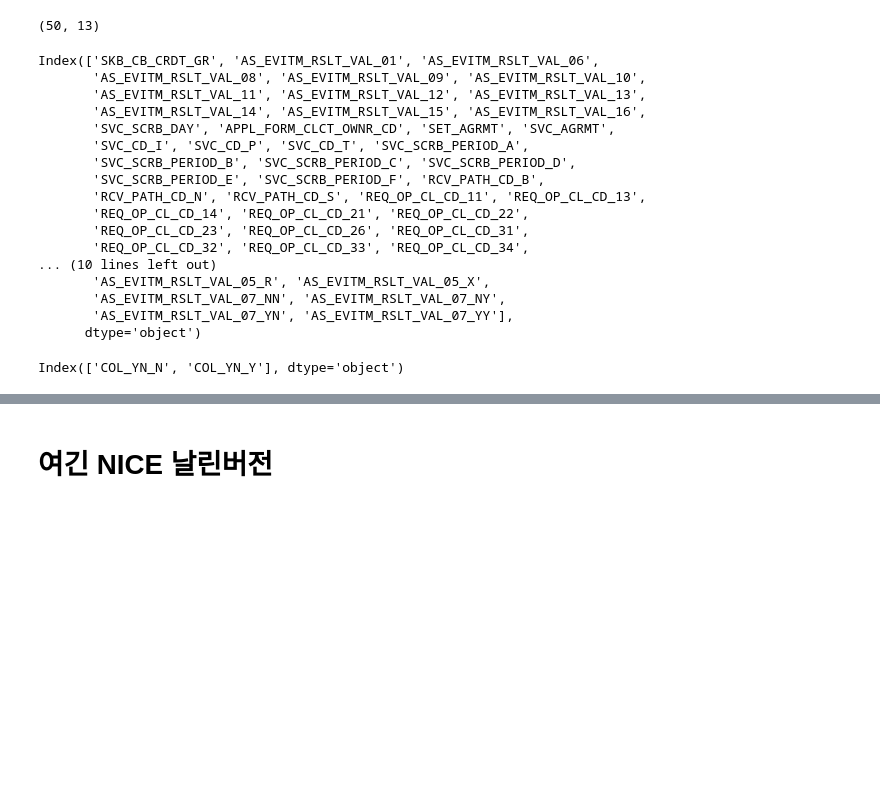
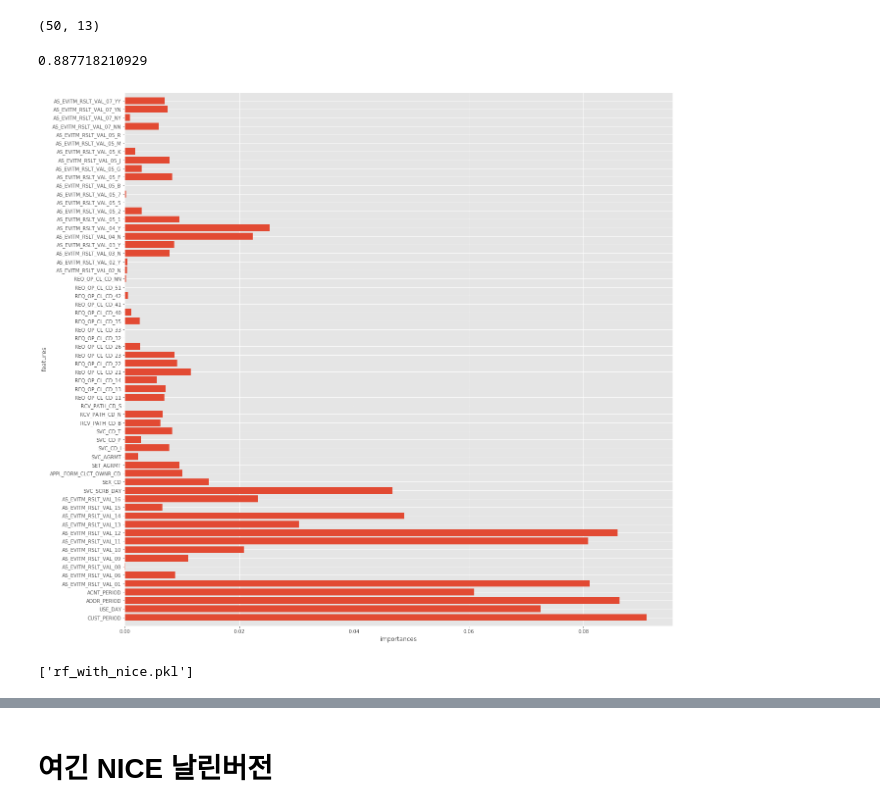
Before and after one commit to ses1430/ascb.ml, a Jupyter notebook: ascb.ipynb, the cells around one changed output, grey strips where cells are left out. Saved outputs shown, nothing was run; the diff lists cells and outputs as text; code cells hidden in the pictures; blank space fills up the shorter version.

```diff
--- a/ascb.ipynb
+++ b/ascb.ipynb
@@ -391,15 +391,18 @@ import matplotlib.pyplot as plt
 import numpy as np
 
 feature_columns = [
-    'SVC_CD'
+     'SVC_CD'
+    ,'CUST_PERIOD'
+    ,'SEX_CD'
     ,'SVC_SCRB_DAY'
-    ,'SVC_SCRB_PERIOD'
-    ,'SKB_CB_CRDT_GR'
+    ,'USE_DAY'
     ,'APPL_FORM_CLCT_OWNR_CD'
     ,'SET_AGRMT'
     ,'SVC_AGRMT'
     ,'RCV_PATH_CD'
     ,'REQ_OP_CL_CD'
+    ,'ADDR_PERIOD'
+    ,'ACNT_PERIOD'
     ,'AS_EVITM_RSLT_VAL_01'
     ,'AS_EVITM_RSLT_VAL_02'
     ,'AS_EVITM_RSLT_VAL_03'
@@ -418,61 +421,66 @@ feature_columns = [
     ,'AS_EVITM_RSLT_VAL_16'
 ]
 
 numerical_columns = [
-    #'SKB_CB_CRDT_GR'
-    'AS_EVITM_RSLT_VAL_01'
+     'CUST_PERIOD'
+    ,'USE_DAY'
+    ,'ADDR_PERIOD'
+    ,'ACNT_PERIOD'
+    ,'AS_EVITM_RSLT_VAL_01'
     ,'AS_EVITM_RSLT_VAL_06'
     ,'AS_EVITM_RSLT_VAL_08'
     ,'AS_EVITM_RSLT_VAL_09'
     ,'AS_EVITM_RSLT_VAL_10'
     ,'AS_EVITM_RSLT_VAL_11'
     ,'AS_EVITM_RSLT_VAL_12'
     ,'AS_EVITM_RSLT_VAL_13'
     ,'AS_EVITM_RSLT_VAL_14'
     ,'AS_EVITM_RSLT_VAL_15'
     ,'AS_EVITM_RSLT_VAL_16'
 ]
 
 categorical_columns = [
-    'SVC_CD'
+     'SVC_CD'
     ,'SVC_SCRB_DAY'
-    ,'SVC_SCRB_PERIOD'
+    ,'SEX_CD'
     ,'APPL_FORM_CLCT_OWNR_CD'
     ,'SET_AGRMT'
     ,'SVC_AGRMT'
     ,'RCV_PATH_CD'
     ,'REQ_OP_CL_CD'
     ,'AS_EVITM_RSLT_VAL_02'
     ,'AS_EVITM_RSLT_VAL_03'
     ,'AS_EVITM_RSLT_VAL_04'
     ,'AS_EVITM_RSLT_VAL_05'
     ,'AS_EVITM_RSLT_VAL_07'
-    ,'COL_YN'
 ]
 
-csv = pd.read_csv('temp.csv', nrows=None)
-csv = pd.concat([csv[numerical_columns], pd.get_dummies(csv[categorical_columns])], axis=1)
+csv = pd.read_csv('data.txt', sep='\t', nrows=None)
+csv_data = pd.concat([csv[numerical_columns], pd.get_dummies(csv[categorical_columns])], axis=1)
+csv_label = csv['M123']
+
+train_data, test_data, train_label, test_label = train_test_split(csv_data, csv_label, test_size=0.3)
+
+clf = RandomForestClassifier(max_features='log2', n_estimators=100, n_jobs=2, warm_start=False)
+clf.fit(train_data, train_label)
+
+pre = clf.predict(test_data)
+
+ac_score = metrics.accuracy_score(test_label, pre)
+print(ac_score)
+
+n_features = csv_data.shape[1]
+plt.style.use('ggplot')
+plt.figure(figsize=(20,20))
+plt.barh(range(n_features), clf.feature_importances_, align='center')
+plt.yticks(np.arange(n_features), csv_data.columns)
+plt.xlabel("importances")
+plt.ylabel("features")
+plt.ylim(-1, n_features)
+plt.show()
+
+joblib.dump(clf, 'rf_with_nice.pkl')
+# %% [output]
+0.887718210929
+[figure, added]
+['rf_with_nice.pkl']
-# %%
-csv.columns[:67]
-# %% [output]
-Index(['SKB_CB_CRDT_GR', 'AS_EVITM_RSLT_VAL_01', 'AS_EVITM_RSLT_VAL_06',
-       'AS_EVITM_RSLT_VAL_08', 'AS_EVITM_RSLT_VAL_09', 'AS_EVITM_RSLT_VAL_10',
-       'AS_EVITM_RSLT_VAL_11', 'AS_EVITM_RSLT_VAL_12', 'AS_EVITM_RSLT_VAL_13',
-       'AS_EVITM_RSLT_VAL_14', 'AS_EVITM_RSLT_VAL_15', 'AS_EVITM_RSLT_VAL_16',
-       'SVC_SCRB_DAY', 'APPL_FORM_CLCT_OWNR_CD', 'SET_AGRMT', 'SVC_AGRMT',
-       'SVC_CD_I', 'SVC_CD_P', 'SVC_CD_T', 'SVC_SCRB_PERIOD_A',
-       'SVC_SCRB_PERIOD_B', 'SVC_SCRB_PERIOD_C', 'SVC_SCRB_PERIOD_D',
-       'SVC_SCRB_PERIOD_E', 'SVC_SCRB_PERIOD_F', 'RCV_PATH_CD_B',
-       'RCV_PATH_CD_N', 'RCV_PATH_CD_S', 'REQ_OP_CL_CD_11', 'REQ_OP_CL_CD_13',
-       'REQ_OP_CL_CD_14', 'REQ_OP_CL_CD_21', 'REQ_OP_CL_CD_22',
-       'REQ_OP_CL_CD_23', 'REQ_OP_CL_CD_26', 'REQ_OP_CL_CD_31',
-       'REQ_OP_CL_CD_32', 'REQ_OP_CL_CD_33', 'REQ_OP_CL_CD_34',
-... (10 lines left out)
-       'AS_EVITM_RSLT_VAL_05_R', 'AS_EVITM_RSLT_VAL_05_X',
-       'AS_EVITM_RSLT_VAL_07_NN', 'AS_EVITM_RSLT_VAL_07_NY',
-       'AS_EVITM_RSLT_VAL_07_YN', 'AS_EVITM_RSLT_VAL_07_YY'],
-      dtype='object')
-# %%
-csv.columns[-2:]
-# %% [output]
-Index(['COL_YN_N', 'COL_YN_Y'], dtype='object')
```
Also changed, not shown: parts of 5 cells of this notebook, 5 other files.
